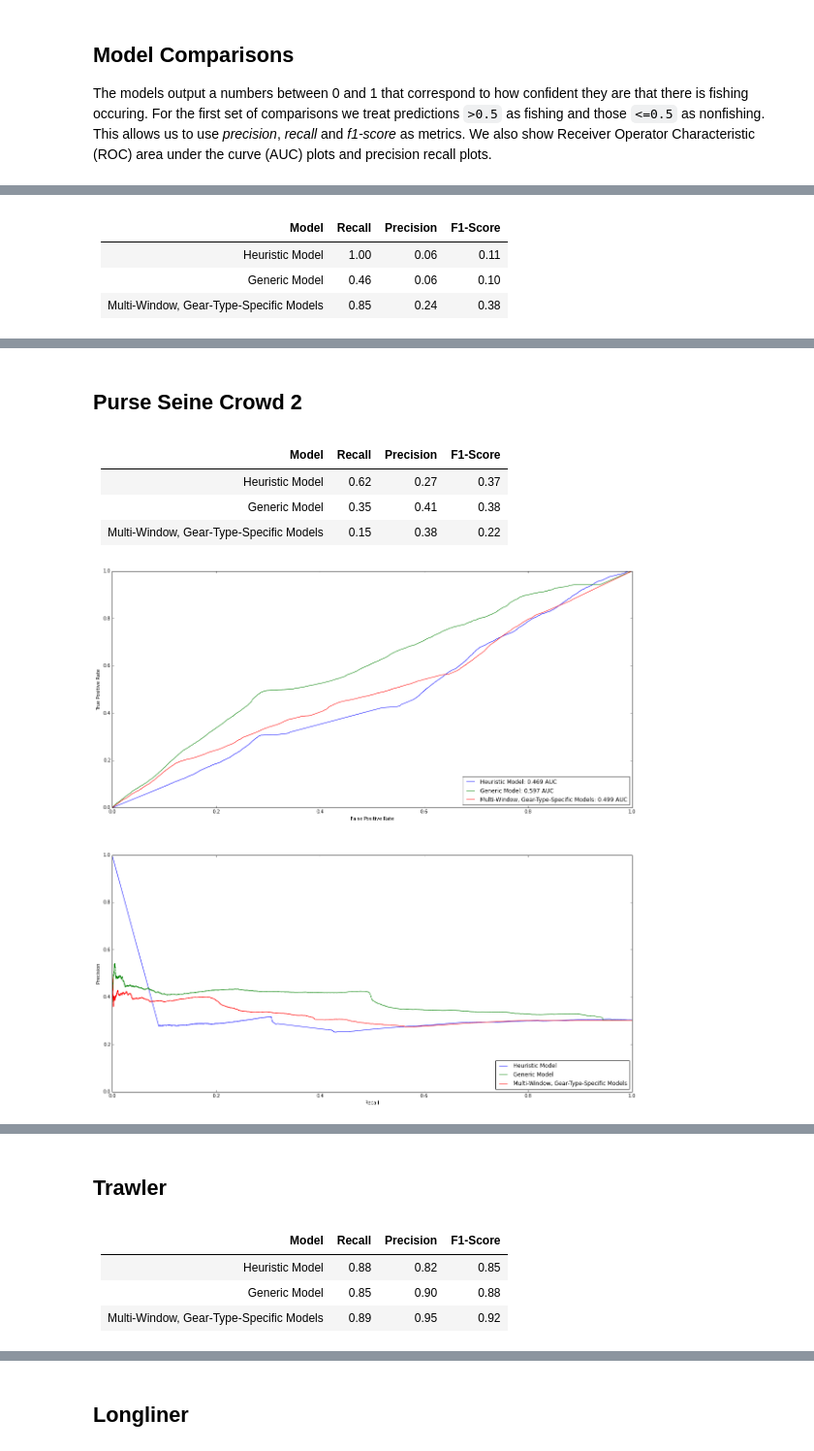
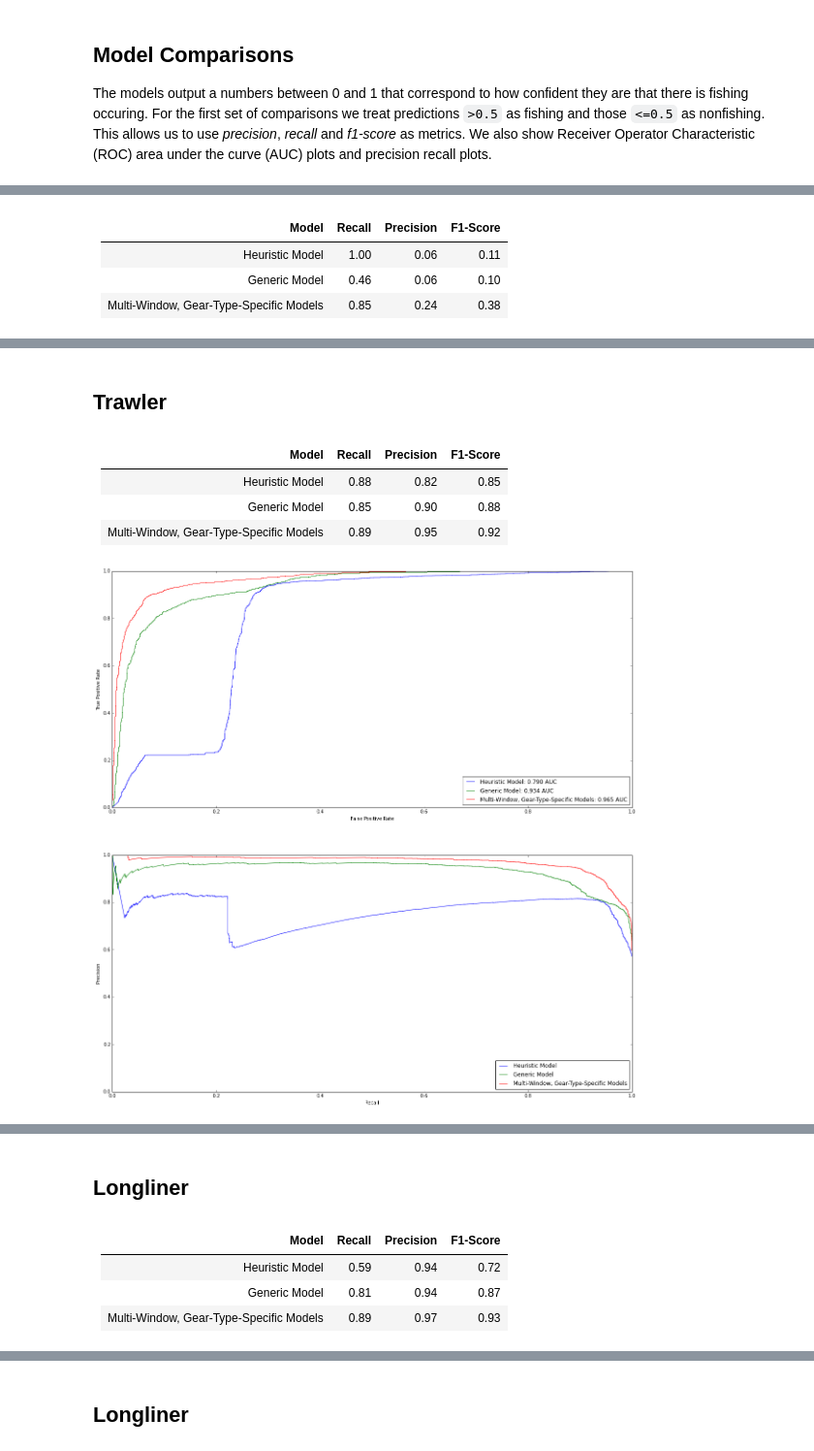
Before and after one commit to etheleon/vessel-scoring, a Jupyter notebook: notebooks/Model-Descriptions.ipynb, the cells around one changed output, grey strips where cells are left out. Shown: that part at 97% size. Drawn from its saved outputs; the diff is of its cells as text; code cells hidden in the pictures.

```diff
--- a/notebooks/Model-Descriptions.ipynb
+++ b/notebooks/Model-Descriptions.ipynb
@@ -278,9 +278,7 @@ as fishing and those `<=0.5` as nonfishing. This allows us to use
 Operator Characteristic (ROC) area under the curve (AUC) plots and
 precision recall plots.
 # %%
-for gear in ['purse_seine', 'purse_seine crowd 2',
-             'trawler', 'trawler crowd 2',
-             'longliner', 'longliner crowd', 'longliner crowd 2']:
+for gear in ['purse_seine', 'trawler', 'longliner']:
     X_test = test_data[gear]
 
     display(HTML("<h2>{}</h2>".format(gear.replace('_', ' ').title())))
@@ -288,42 +286,42 @@ for gear in ['purse_seine', 'purse_seine crowd 2',
     trained_models = [(name, train_model_on_data(mdl, X_train[gear])) for (name, mdl, X_train) in untrained_models]
 
     predictions = []
     for name, mdl in trained_models:
         predictions.append((name, (mdl.predict_proba(X_test)[:,1] > 0.5), X_test['classification'] > 0.5))
 
     lines = ["|Model|Recall|Precision|F1-Score|",
          "|-----|------|---------|--------|"]
     for name, pred, actual in predictions:
         lines.append("|{}|{:.2f}|{:.2f}|{:.2f}|".format(name,
                                             metrics.recall_score(actual, pred),
                                             metrics.precision_score(actual, pred),
                                             metrics.f1_score(actual, pred)))
 
     display(Markdown('\n'.join(lines)))
 
     compare_models(trained_models, X_test)
 
     display(HTML("<hr/>"))
 # %% [output]
 Purse Seine
 |Model|Recall|Precision|F1-Score|
 |-----|------|---------|--------|
 |Heuristic Model|1.00|0.06|0.11|
 |Generic Model|0.46|0.06|0.10|
 |Multi-Window, Gear-Type-Specific Models|0.85|0.24|0.38|
 [figure]
 [interactive output not drawn]
-Purse Seine Crowd 2
+Trawler
 |Model|Recall|Precision|F1-Score|
 |-----|------|---------|--------|
-|Heuristic Model|0.62|0.27|0.37|
-|Generic Model|0.35|0.41|0.38|
-|Multi-Window, Gear-Type-Specific Models|0.15|0.38|0.22|
+|Heuristic Model|0.88|0.82|0.85|
+|Generic Model|0.85|0.90|0.88|
+|Multi-Window, Gear-Type-Specific Models|0.89|0.95|0.92|
-[figure, old version]
+[figure, new version]
 [interactive output not drawn]
-Trawler
+Longliner
 |Model|Recall|Precision|F1-Score|
 |-----|------|---------|--------|
-|Heuristic Model|0.88|0.82|0.85|
-|Generic Model|0.85|0.90|0.88|
-|Multi-Window, Gear-Type-Specific Models|0.89|0.95|0.92|
+|Heuristic Model|0.59|0.94|0.72|
+|Generic Model|0.81|0.94|0.87|
+|Multi-Window, Gear-Type-Specific Models|0.89|0.97|0.93|
```
Also changed, not shown: parts of 2 cells of this notebook.
